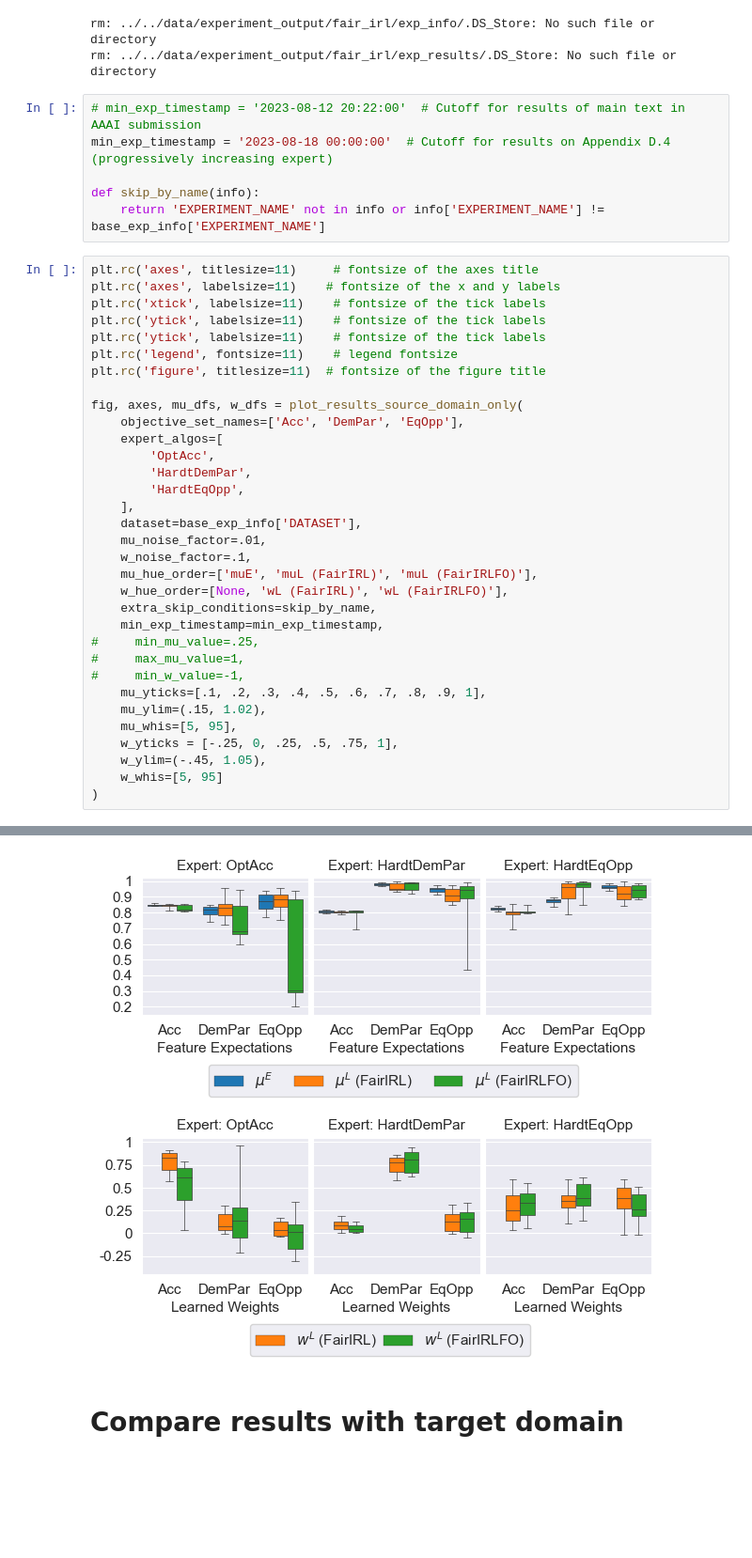
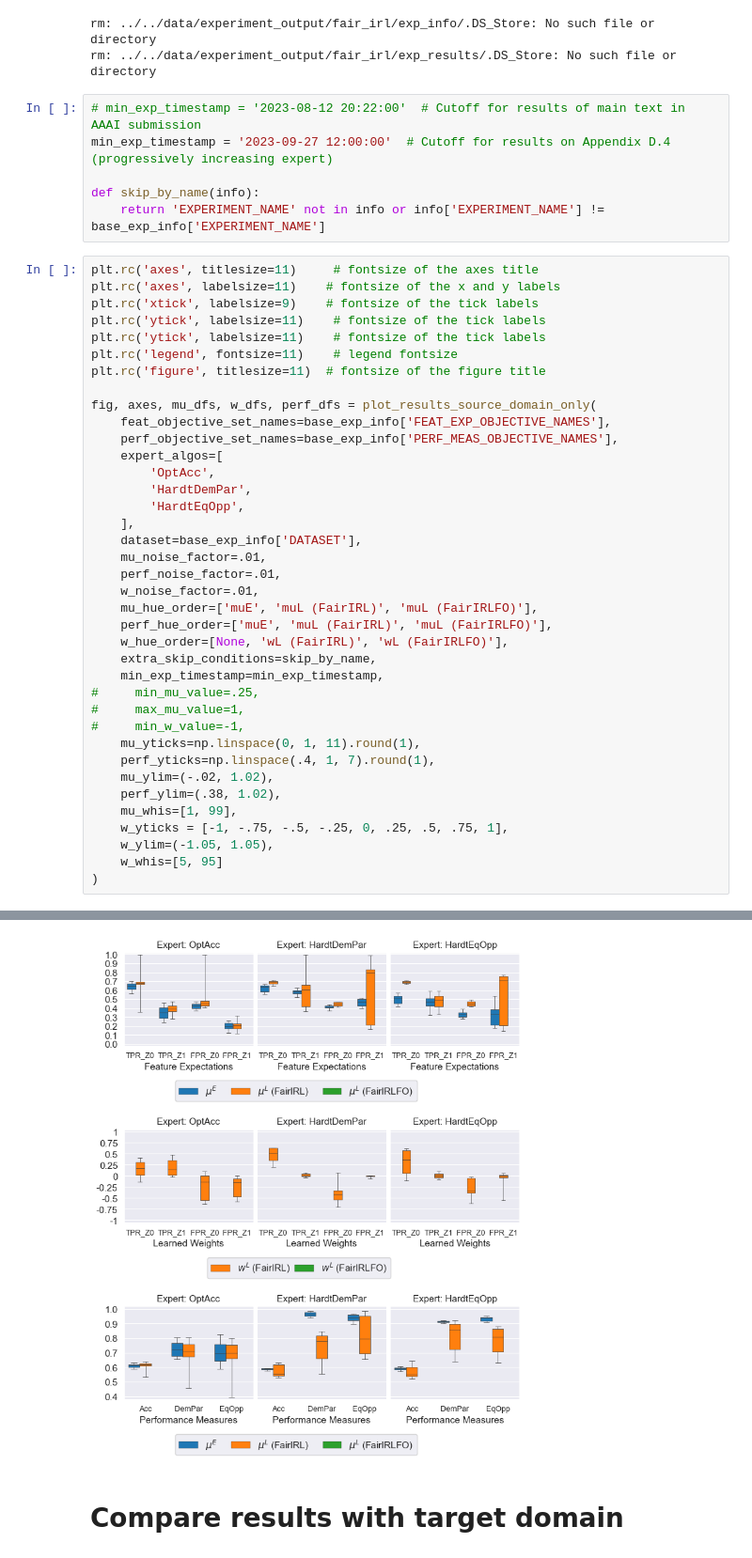
Before and after one commit to jackblandin/research, a Jupyter notebook: experiments/irl/Fair IRL Experiments.ipynb, the cells around one changed output, grey strips where cells are left out. Shown at 94% size. Saved outputs shown, nothing was run; the diff lists cells and outputs as text; blank space fills up the shorter version.

```diff
--- a/experiments/irl/Fair IRL Experiments.ipynb
+++ b/experiments/irl/Fair IRL Experiments.ipynb
@@ -315,21 +349,22 @@ rm: ../../data/experiment_output/fair_irl/exp_info/.DS_Store: No such file or di
 rm: ../../data/experiment_output/fair_irl/exp_results/.DS_Store: No such file or directory
 # %%
 # min_exp_timestamp = '2023-08-12 20:22:00'  # Cutoff for results of main text in AAAI submission
-min_exp_timestamp = '2023-08-18 00:00:00'  # Cutoff for results on Appendix D.4 (progressively increasing expert)
+min_exp_timestamp = '2023-09-27 12:00:00'  # Cutoff for results on Appendix D.4 (progressively increasing expert)
 
 def skip_by_name(info):
     return 'EXPERIMENT_NAME' not in info or info['EXPERIMENT_NAME'] != base_exp_info['EXPERIMENT_NAME']
 # %%
 plt.rc('axes', titlesize=11)     # fontsize of the axes title
 plt.rc('axes', labelsize=11)    # fontsize of the x and y labels
-plt.rc('xtick', labelsize=11)    # fontsize of the tick labels
+plt.rc('xtick', labelsize=9)    # fontsize of the tick labels
 plt.rc('ytick', labelsize=11)    # fontsize of the tick labels
 plt.rc('ytick', labelsize=11)    # fontsize of the tick labels
 plt.rc('legend', fontsize=11)    # legend fontsize
 plt.rc('figure', titlesize=11)  # fontsize of the figure title
 
-fig, axes, mu_dfs, w_dfs = plot_results_source_domain_only(
-    objective_set_names=['Acc', 'DemPar', 'EqOpp'],
+fig, axes, mu_dfs, w_dfs, perf_dfs = plot_results_source_domain_only(
+    feat_objective_set_names=base_exp_info['FEAT_EXP_OBJECTIVE_NAMES'],
+    perf_objective_set_names=base_exp_info['PERF_MEAS_OBJECTIVE_NAMES'],
     expert_algos=[
         'OptAcc',
         'HardtDemPar',
@@ -337,19 +372,23 @@ fig, axes, mu_dfs, w_dfs = plot_results_source_domain_only(
     ],
     dataset=base_exp_info['DATASET'],
     mu_noise_factor=.01,
-    w_noise_factor=.1,
+    perf_noise_factor=.01,
+    w_noise_factor=.01,
     mu_hue_order=['muE', 'muL (FairIRL)', 'muL (FairIRLFO)'],
+    perf_hue_order=['muE', 'muL (FairIRL)', 'muL (FairIRLFO)'],
     w_hue_order=[None, 'wL (FairIRL)', 'wL (FairIRLFO)'],
     extra_skip_conditions=skip_by_name,
     min_exp_timestamp=min_exp_timestamp,
 #     min_mu_value=.25,
 #     max_mu_value=1,
 #     min_w_value=-1,
-    mu_yticks=[.1, .2, .3, .4, .5, .6, .7, .8, .9, 1],
-    mu_ylim=(.15, 1.02),
-    mu_whis=[5, 95],
-    w_yticks = [-.25, 0, .25, .5, .75, 1],
-    w_ylim=(-.45, 1.05),
+    mu_yticks=np.linspace(0, 1, 11).round(1),
+    perf_yticks=np.linspace(.4, 1, 7).round(1),
+    mu_ylim=(-.02, 1.02),
+    perf_ylim=(.38, 1.02),
+    mu_whis=[1, 99],
+    w_yticks = [-1, -.75, -.5, -.25, 0, .25, .5, .75, 1],
+    w_ylim=(-1.05, 1.05),
     w_whis=[5, 95]
 )
 # %% [output]
@@ -357,4 +396,4 @@ DATASET: Boston
-[figure, old version]
+[figure, new version]
 # %% [markdown]
 # Compare results with target domain
 # %%
```
Also changed, not shown: parts of 13 cells of this notebook, 5 other files.
